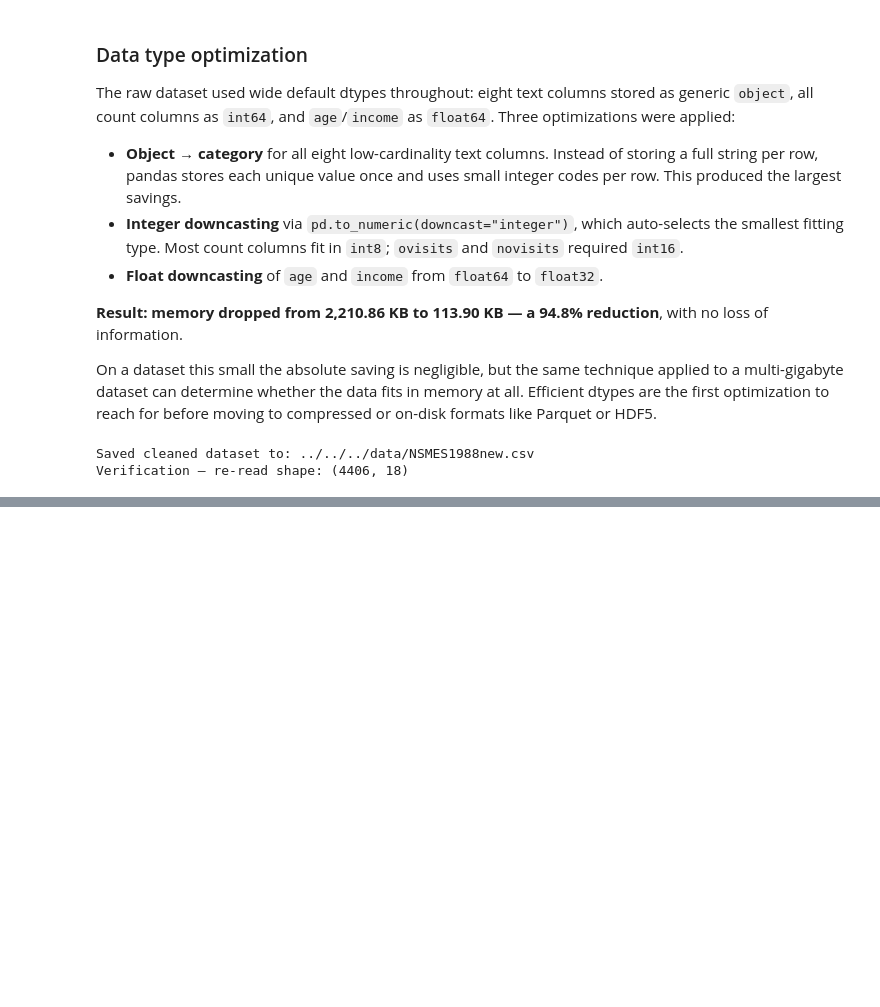
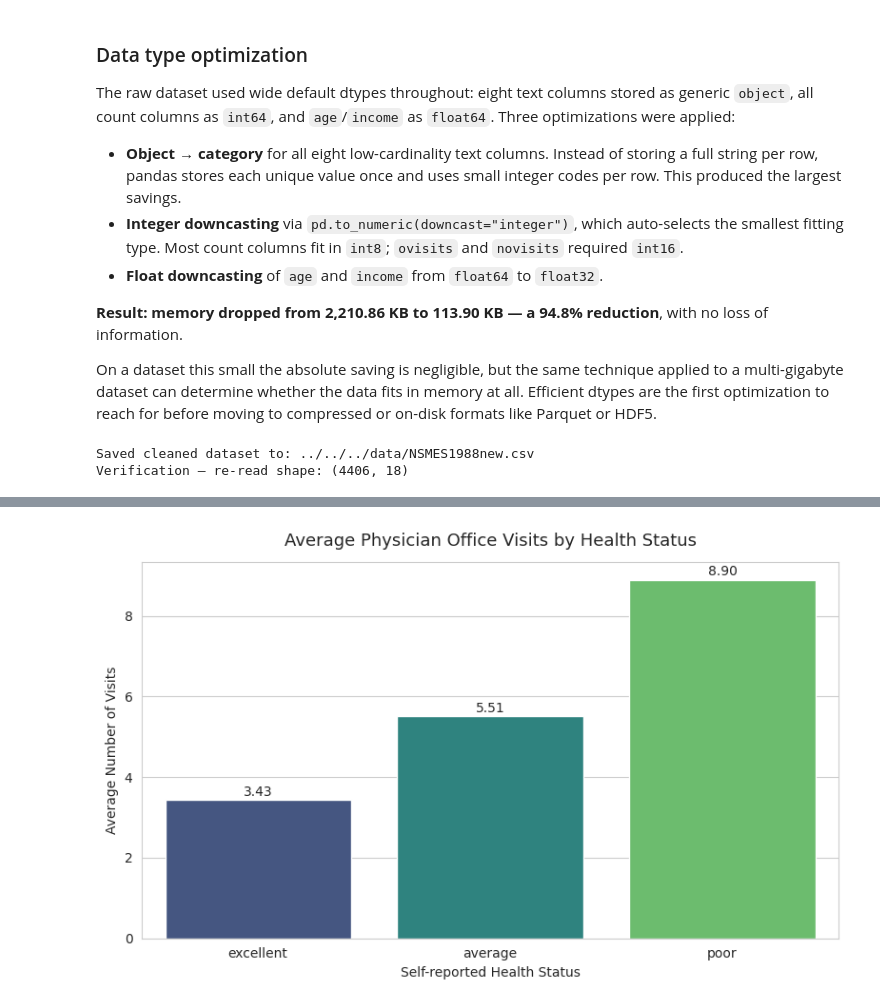
Before and after one commit to Alessandrarye/utd-aiml-coursework, a Jupyter notebook: notebooks/unit-2/capstone/aura-nsmes1988-capstone.ipynb, the cells around one changed output, grey strips where cells are left out. Drawn from its saved outputs; the diff is of its cells as text; code cells hidden in the pictures; blank space fills up the shorter version.

Commit message:
Complete capstone: add Tasks 2 and 4, relabel sections for updated brief

```diff
--- a/notebooks/unit-2/capstone/aura-nsmes1988-capstone.ipynb
+++ b/notebooks/unit-2/capstone/aura-nsmes1988-capstone.ipynb
@@ -322,0 +336,15 @@ descriptive statistics with `describe()`, and compare against the raw scale.
+# %%
+import pandas as pd
+import numpy as np
+import matplotlib.pyplot as plt
+import seaborn as sns
+
+# Set a clean default style for all plots in this section
+sns.set_style("whitegrid")
+
+# Load the cleaned data from Task 1
+df = pd.read_csv("../../../data/NSMES1988new.csv")
+
+print(f"Loaded cleaned dataset: {df.shape[0]:,} rows × {df.shape[1]} columns")
+print(f"matplotlib version: {plt.matplotlib.__version__}")
+print(f"seaborn version:    {sns.__version__}")
@@ -322,0 +361,27 @@ descriptive statistics with `describe()`, and compare against the raw scale.
+# %%
+# Compute the average visits per health status
+avg_visits_by_health = df.groupby("health", observed=True)["visits"].mean().sort_values()
+
+# Create the bar plot
+fig, ax = plt.subplots(figsize=(8, 5))
+sns.barplot(
+    x=avg_visits_by_health.index,
+    y=avg_visits_by_health.values,
+    hue=avg_visits_by_health.index,
+    palette="viridis",
+    legend=False,
+    ax=ax,
+)
+
+ax.set_title("Average Physician Office Visits by Health Status", fontsize=13, pad=12)
+ax.set_xlabel("Self-reported Health Status")
+ax.set_ylabel("Average Number of Visits")
+
+# Add value labels on top of each bar for readability
+for i, value in enumerate(avg_visits_by_health.values):
+    ax.text(i, value + 0.1, f"{value:.2f}", ha="center", fontsize=10)
+
+plt.tight_layout()
+plt.show()
+# %% [output]
+[figure, added]
```
Also changed, not shown: parts of 41 cells of this notebook.
